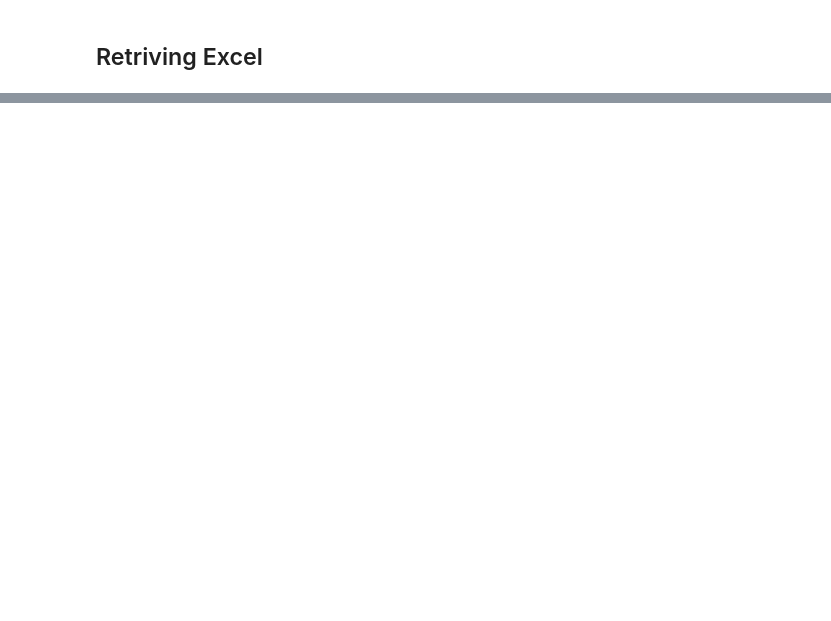
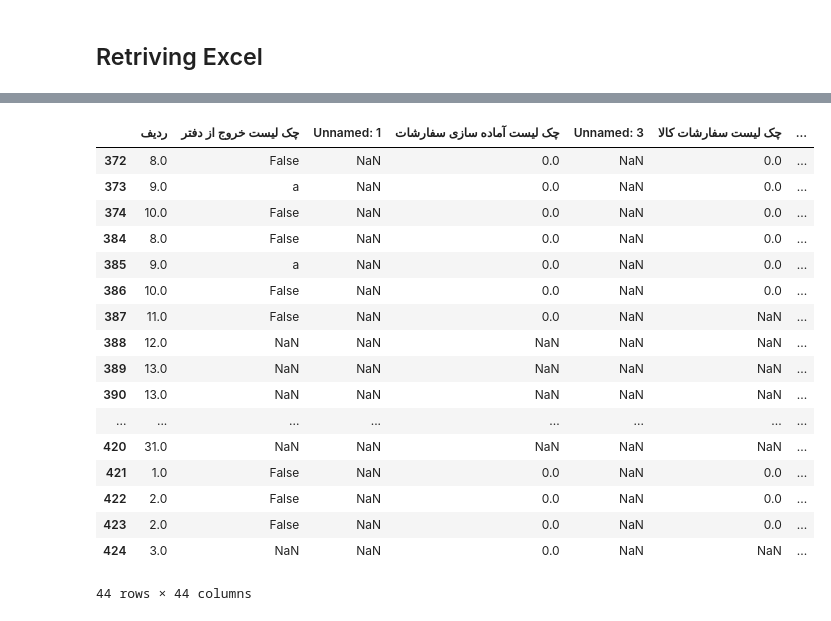
Before and after one commit to mammadbrazili/XAV, a Jupyter notebook: Report Vol2.ipynb, the cells around one changed output, grey strips where cells are left out. Drawn from its saved outputs; the diff is of its cells as text; code cells hidden in the pictures; blank space fills up the shorter version.

```diff
--- a/Report Vol2.ipynb
+++ b/Report Vol2.ipynb
@@ -272,0 +285,21 @@ TypeError: Object of type Undefined is not JSON serializable
+# %%
+span_df
+# %% [output]
+|  | ردیف | چک لیست خروج از دفتر | Unnamed: 1 | چک لیست آماده سازی سفارشات | Unnamed: 3 | چک لیست سفارشات کالا | ... |
+| 372 | 8.0 | False | NaN | 0.0 | NaN | 0.0 | ... |
+| 373 | 9.0 | a | NaN | 0.0 | NaN | 0.0 | ... |
+| 374 | 10.0 | False | NaN | 0.0 | NaN | 0.0 | ... |
+| 384 | 8.0 | False | NaN | 0.0 | NaN | 0.0 | ... |
+| 385 | 9.0 | a | NaN | 0.0 | NaN | 0.0 | ... |
+| 386 | 10.0 | False | NaN | 0.0 | NaN | 0.0 | ... |
+| 387 | 11.0 | False | NaN | 0.0 | NaN | NaN | ... |
+| 388 | 12.0 | NaN | NaN | NaN | NaN | NaN | ... |
+| 389 | 13.0 | NaN | NaN | NaN | NaN | NaN | ... |
+| 390 | 13.0 | NaN | NaN | NaN | NaN | NaN | ... |
+| ... | ... | ... | ... | ... | ... | ... | ... |
+| 420 | 31.0 | NaN | NaN | NaN | NaN | NaN | ... |
+| 421 | 1.0 | False | NaN | 0.0 | NaN | 0.0 | ... |
+| 422 | 2.0 | False | NaN | 0.0 | NaN | 0.0 | ... |
+| 423 | 2.0 | False | NaN | 0.0 | NaN | 0.0 | ... |
+| 424 | 3.0 | NaN | NaN | 0.0 | NaN | NaN | ... |
+44 rows × 44 columns
```
Also changed, not shown: parts of 3 cells of this notebook, 1 other file.
